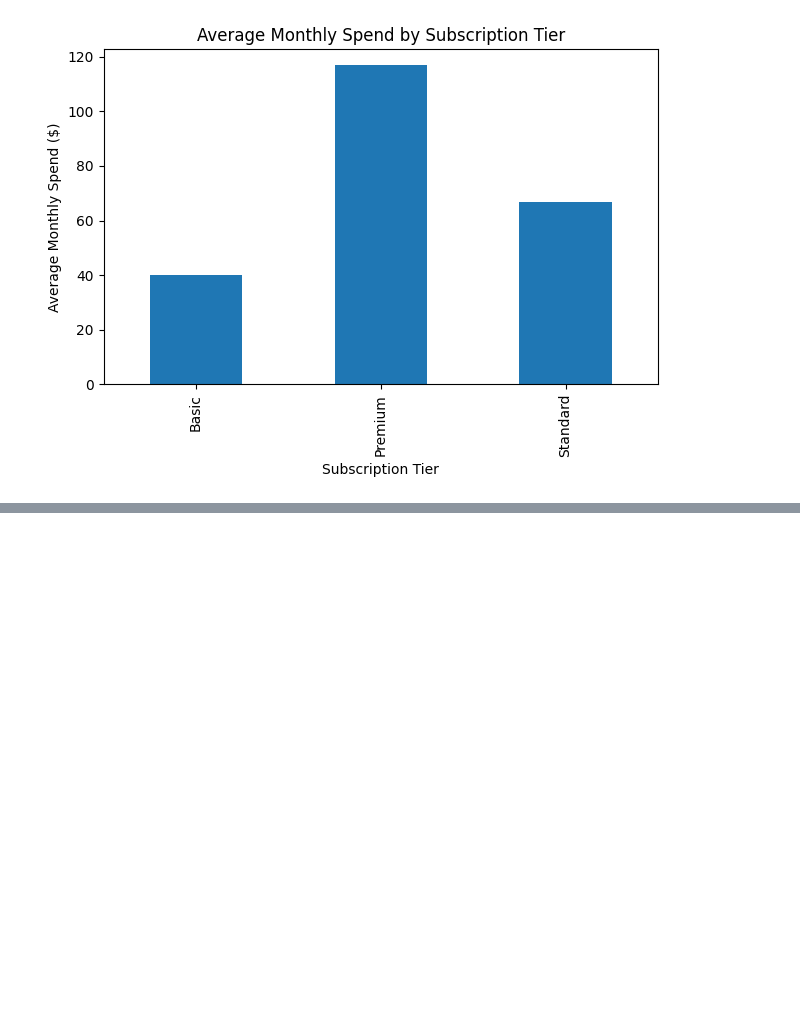
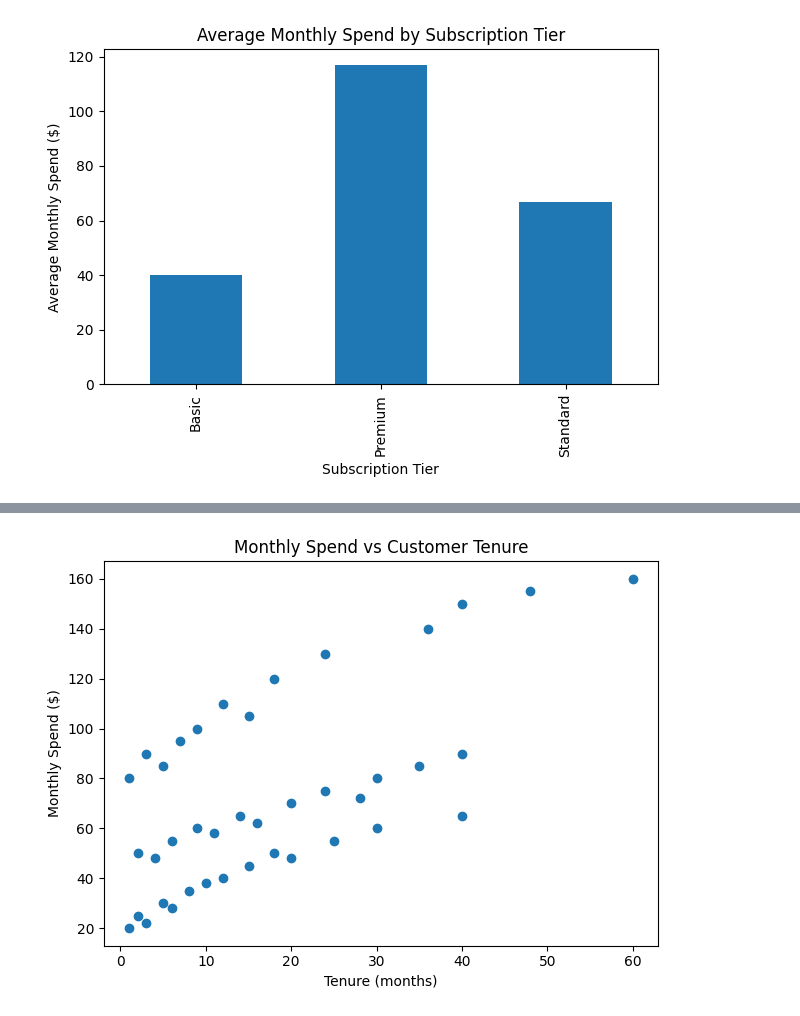
Before and after one commit to jae-notes/customer-behavior-analysis, a Jupyter notebook: analysis/01_initial_exploration.ipynb, the cells around one changed output, grey strips where cells are left out. Saved outputs shown, nothing was run; the diff lists cells and outputs as text; code cells hidden in the pictures; blank space fills up the shorter version.

```diff
--- a/analysis/01_initial_exploration.ipynb
+++ b/analysis/01_initial_exploration.ipynb
@@ -85,0 +96,9 @@ plt.show()
+# %%
+plt.scatter(df["tenure_months"], df["monthly_spend"])
+plt.xlabel("Tenure (months)")
+plt.ylabel("Monthly Spend ($)")
+plt.title("Monthly Spend vs Customer Tenure")
+plt.tight_layout()
+plt.show()
+# %% [output]
+[figure, added]
```
Also changed, not shown: parts of 3 cells of this notebook.
